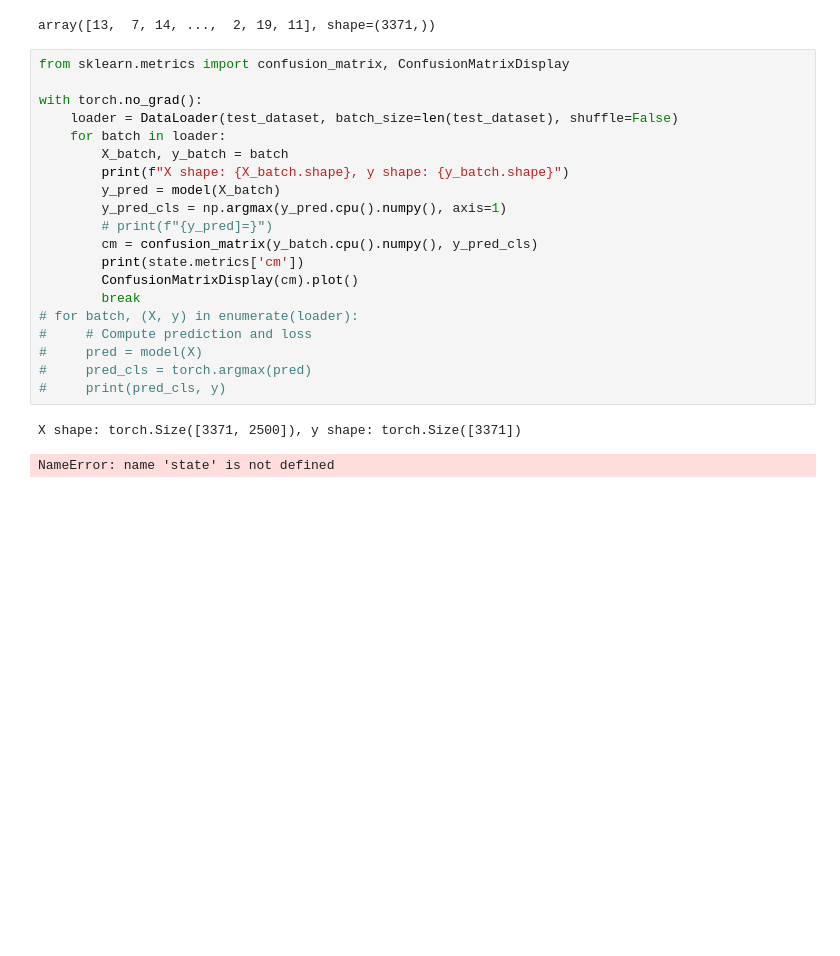
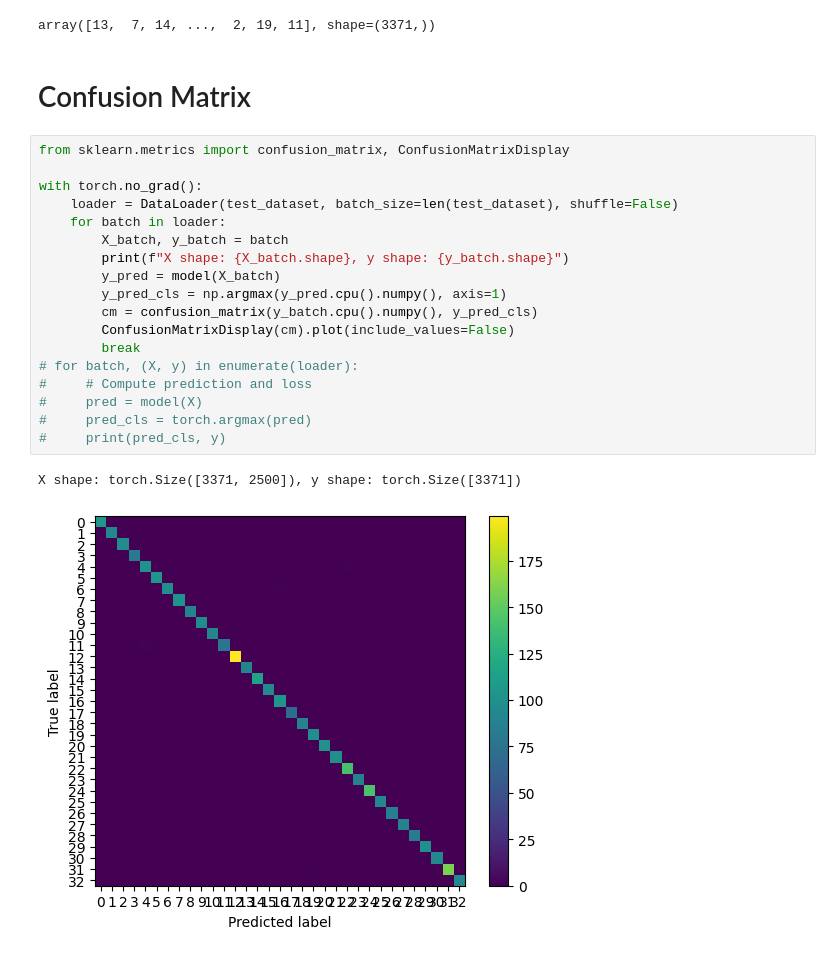
Before and after one commit to pj0620/pytorch-testing, a Jupyter notebook: neural_network.ipynb, the cells around one changed output. Cells and saved outputs as stored; diff of their text form; blank space fills up the shorter version.

Commit message:
improve confusion matrix

```diff
--- a/neural_network.ipynb
+++ b/neural_network.ipynb
@@ -288,26 +278,26 @@ epoch 999 - train_loss: 0.0059651657938957214, test_loss: 0.01989213941302502
 np.argmax(y_pred.cpu().numpy(), axis=1)
 # %% [output]
 array([13,  7, 14, ...,  2, 19, 11], shape=(3371,))
+# %% [markdown]
+# Confusion Matrix
 # %%
 from sklearn.metrics import confusion_matrix, ConfusionMatrixDisplay
 
 with torch.no_grad():
     loader = DataLoader(test_dataset, batch_size=len(test_dataset), shuffle=False)
     for batch in loader:
         X_batch, y_batch = batch
         print(f"X shape: {X_batch.shape}, y shape: {y_batch.shape}")
         y_pred = model(X_batch)
         y_pred_cls = np.argmax(y_pred.cpu().numpy(), axis=1)
-        # print(f"{y_pred]=}")
         cm = confusion_matrix(y_batch.cpu().numpy(), y_pred_cls)
-        print(state.metrics['cm'])
-        ConfusionMatrixDisplay(cm).plot()
+        ConfusionMatrixDisplay(cm).plot(include_values=False)
         break
 # for batch, (X, y) in enumerate(loader):
 #     # Compute prediction and loss
 #     pred = model(X)
 #     pred_cls = torch.argmax(pred)
 #     print(pred_cls, y)
 # %% [output]
 X shape: torch.Size([3371, 2500]), y shape: torch.Size([3371])
-NameError: name 'state' is not defined
+[figure, added]
```
Also changed, not shown: parts of 3 cells of this notebook.
